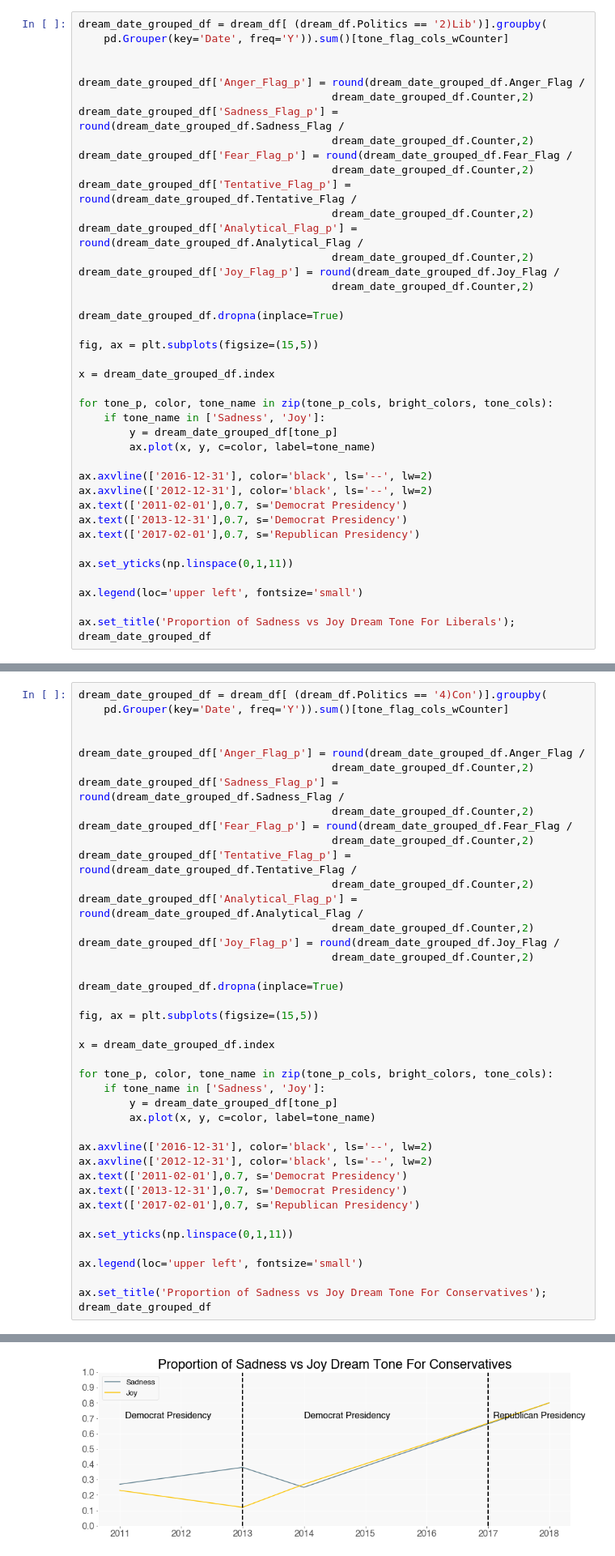
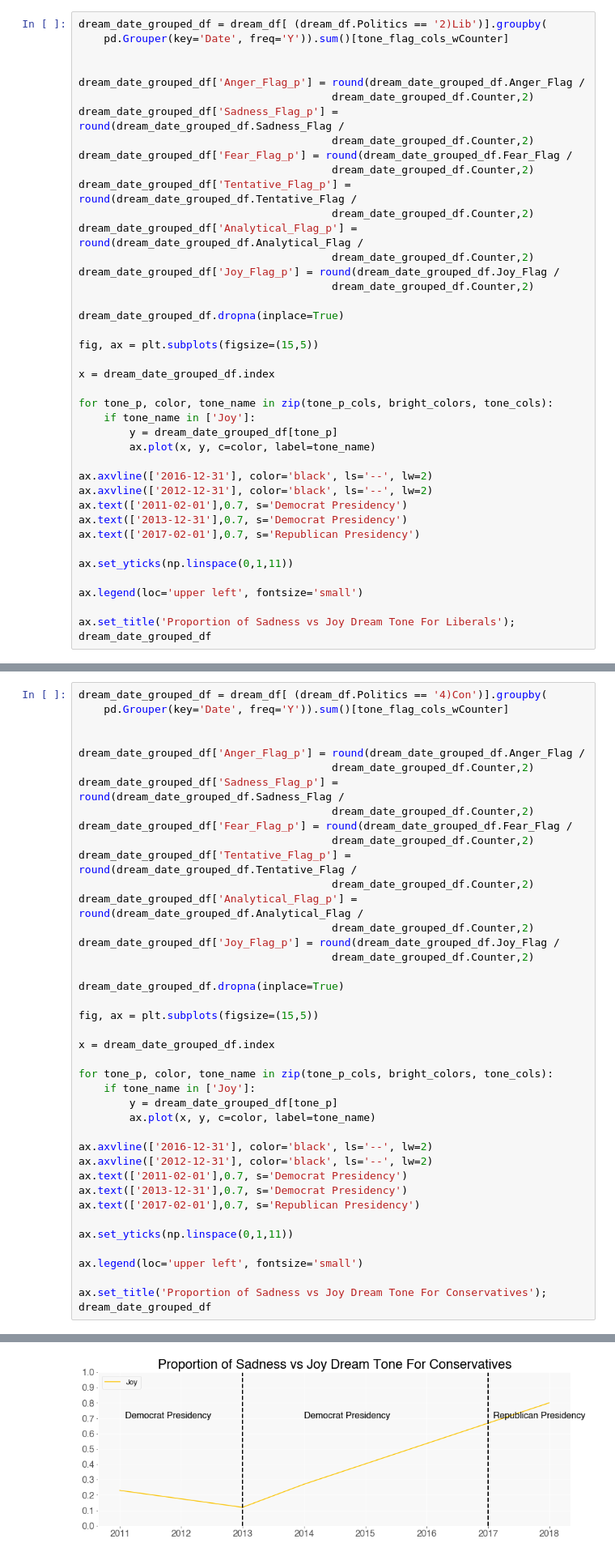
Before and after one commit to MekdiYilma/dreams, a Jupyter notebook: EDA/tone_analysis_on_SDDb.ipynb, the cells around one changed output, grey strips where cells are left out. Shown at 81% size. Saved outputs shown, nothing was run; the diff lists cells and outputs as text.

```diff
--- a/EDA/tone_analysis_on_SDDb.ipynb
+++ b/EDA/tone_analysis_on_SDDb.ipynb
@@ -784,7 +784,7 @@ fig, ax = plt.subplots(figsize=(15,5))
 x = dream_date_grouped_df.index
 
 for tone_p, color, tone_name in zip(tone_p_cols, bright_colors, tone_cols):
-    if tone_name in ['Sadness', 'Joy']:
+    if tone_name in ['Joy']:
         y = dream_date_grouped_df[tone_p]
         ax.plot(x, y, c=color, label=tone_name)
 
@@ -828,32 +894,32 @@ dream_date_grouped_df['Joy_Flag_p'] = round(dream_date_grouped_df.Joy_Flag /
 
 dream_date_grouped_df.dropna(inplace=True)
 
 fig, ax = plt.subplots(figsize=(15,5))
 
 x = dream_date_grouped_df.index
 
 for tone_p, color, tone_name in zip(tone_p_cols, bright_colors, tone_cols):
-    if tone_name in ['Sadness', 'Joy']:
+    if tone_name in ['Joy']:
         y = dream_date_grouped_df[tone_p]
         ax.plot(x, y, c=color, label=tone_name)
 
 ax.axvline(['2016-12-31'], color='black', ls='--', lw=2)
 ax.axvline(['2012-12-31'], color='black', ls='--', lw=2)
 ax.text(['2011-02-01'],0.7, s='Democrat Presidency')
 ax.text(['2013-12-31'],0.7, s='Democrat Presidency')
 ax.text(['2017-02-01'],0.7, s='Republican Presidency')
 
 ax.set_yticks(np.linspace(0,1,11))
 
 ax.legend(loc='upper left', fontsize='small')
 
 ax.set_title('Proportion of Sadness vs Joy Dream Tone For Conservatives');
 dream_date_grouped_df
 # %% [output]
 |  | Anger_Flag | Sadness_Flag | Fear_Flag | Tentative_Flag | Analytical_Flag | Joy_Flag | Counter | Anger_Flag_p | ... |
 | Date |  |  |  |  |  |  |  |  | ... |
 | 2010-12-31 | 2 | 28 | 17 | 34 | 31 | 24 | 104.0 | 0.02 | ... |
 | 2012-12-31 | 1 | 6 | 1 | 10 | 5 | 2 | 16.0 | 0.06 | ... |
 | 2013-12-31 | 4 | 16 | 11 | 24 | 15 | 17 | 64.0 | 0.06 | ... |
 | 2017-12-31 | 0 | 12 | 3 | 12 | 6 | 12 | 15.0 | 0.00 | ... |
-[figure, old version]
+[figure, new version]
```
Also changed, not shown: parts of 13 cells of this notebook, 5 other files.
